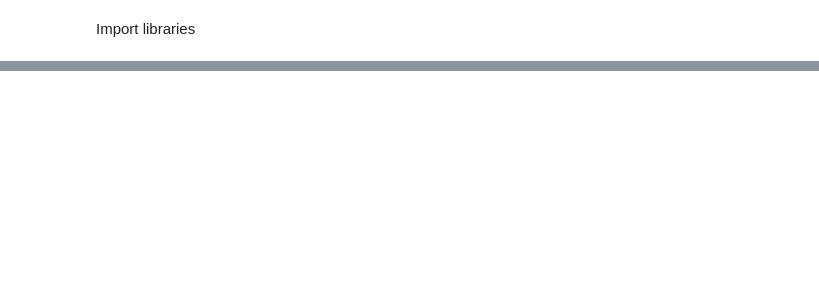
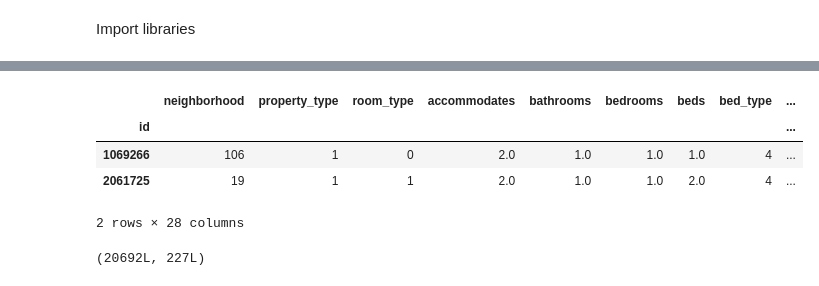
Before and after one commit to vijay4321/cs109AAirbnbProject, a Jupyter notebook: Camera-Murray-Garg-Thangella_CS109A_Project_Final_Report_pt2_price_model.ipynb, the cells around one changed output, grey strips where cells are left out. Saved outputs shown, nothing was run; the diff lists cells and outputs as text; code cells hidden in the pictures; blank space fills up the shorter version.

```diff
--- a/Camera-Murray-Garg-Thangella_CS109A_Project_Final_Report_pt2_price_model.ipynb
+++ b/Camera-Murray-Garg-Thangella_CS109A_Project_Final_Report_pt2_price_model.ipynb
@@ -55,0 +66,4 @@ We’ll conclude with a visualization of feature importance (from the random for
+# %%
+listingsDF.loc[listingsDF['price_category'] == 'Low', 'price_category'] = 0
+listingsDF.loc[listingsDF['price_category'] == 'Mid', 'price_category'] = 1
+listingsDF.loc[listingsDF['price_category'] == 'High', 'price_category'] = 2
@@ -55,0 +100,25 @@ We’ll conclude with a visualization of feature importance (from the random for
+# %%
+# Categoricals will be int or str (object), the rest float
+
+# List of columns to be converted to floating point
+to_float = ['accommodates', 'bathrooms', 'bedrooms', 'beds','guests_included','minimum_nights','maximum_nights',
+            'availability_30', 'availability_60', 'availability_90', 'availability_365', 'number_of_reviews',
+            'review_scores_rating', 'host_listing_count', 'months_as_host','months_since_first_review',
+            'months_since_last_review',]
+
+# Converted columns to floating point
+for feature_name in to_float:
+    listingsDF[feature_name] = listingsDF[feature_name].astype(float)
+# %%
+#Encode categorical variables
+def encode_categorical(array):
+    if not array.dtype == np.dtype('float64'):
+        return preprocessing.LabelEncoder().fit_transform(array)
+    else:
+        return array
+
+# Categorical columns for use in one-hot encoder
+categorical = (listingsDF.dtypes.values != np.dtype('float64'))
+
+# Encode all labels
+listingsDF = listingsDF.apply(encode_categorical)
@@ -55,0 +132,16 @@ We’ll conclude with a visualization of feature importance (from the random for
+# %%
+listingsDF.head ( n = 2 )
+
+#listingsDF[listingsDF['price_category'] ==2]['neighborhood'].unique()
+# %% [output]
+|  | neighborhood | property_type | room_type | accommodates | bathrooms | bedrooms | beds | bed_type | ... |
+| id |  |  |  |  |  |  |  |  | ... |
+| 1069266 | 106 | 1 | 0 | 2.0 | 1.0 | 1.0 | 1.0 | 4 | ... |
+| 2061725 | 19 | 1 | 1 | 2.0 | 1.0 | 1.0 | 2.0 | 4 | ... |
+2 rows × 28 columns
+# %%
+#Split the data into train and test datasets
+print x.shape
+x_train, x_test, y_train, y_test = train_test_split(x, y, test_size=0.3, random_state=42)
+# %% [output]
+(20692L, 227L)
```
Also changed, not shown: parts of 34 cells of this notebook.
